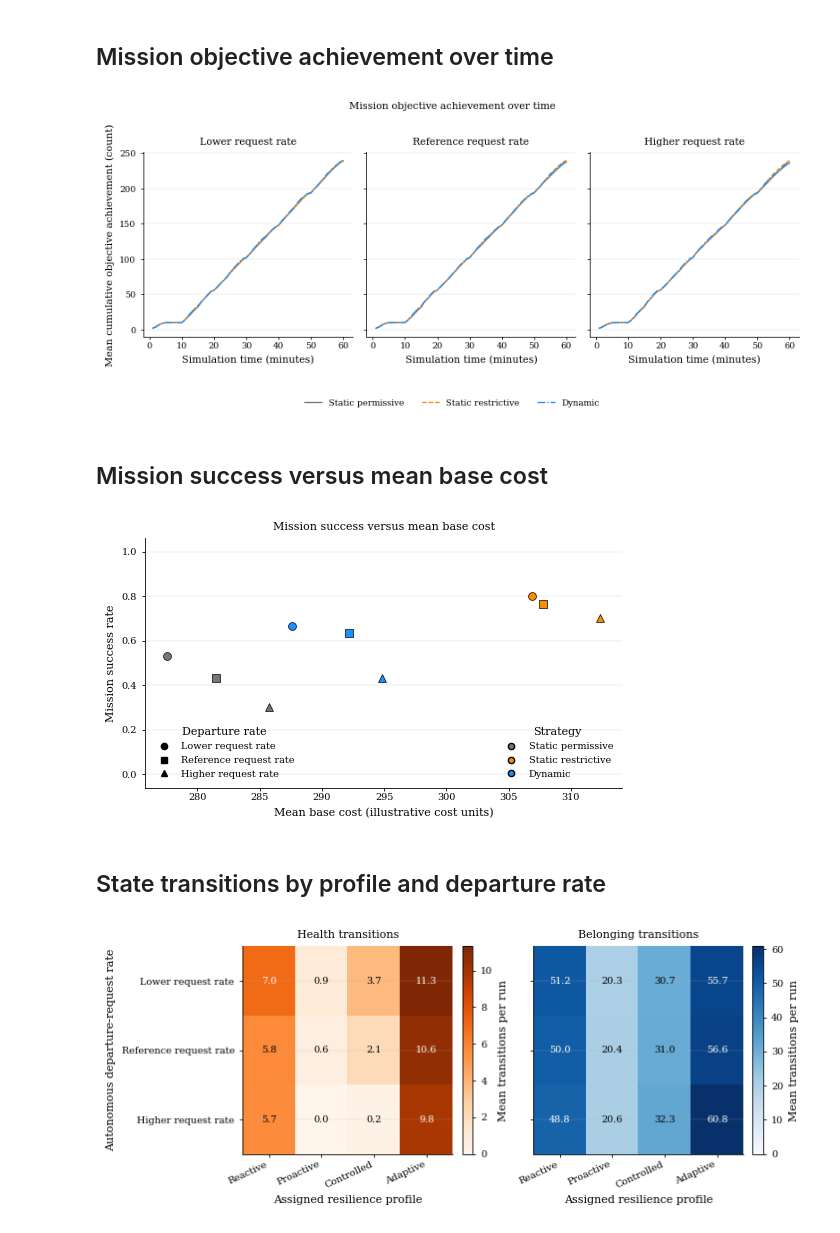
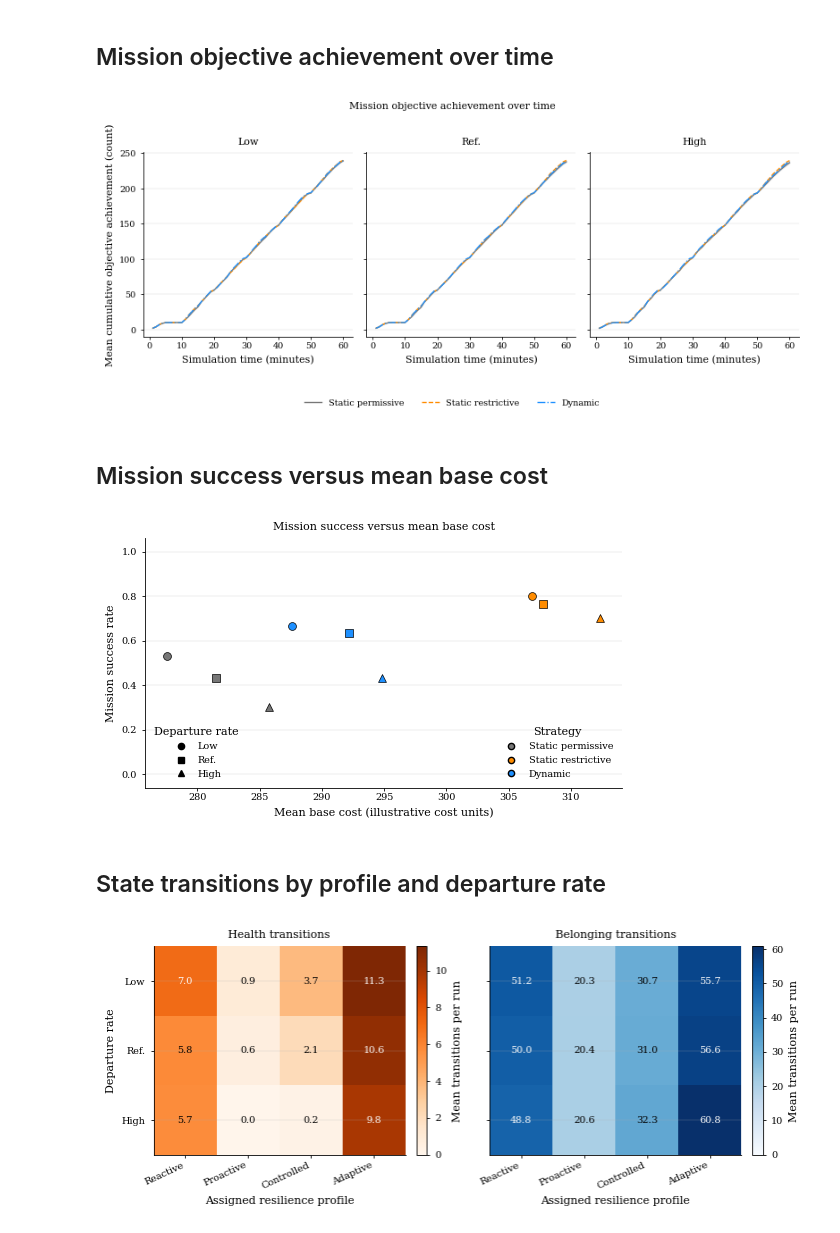
Before and after one commit to lucianoMarchezan/SEAMS-27-ModelDRiven-DT-Resilience, a Jupyter notebook: prototype/flood_sos/analysis.ipynb, the cells around one changed output. Cells and saved outputs as stored; diff of their text form; code cells hidden in the pictures.

```diff
--- a/prototype/flood_sos/analysis.ipynb
+++ b/prototype/flood_sos/analysis.ipynb
@@ -62,9 +62,9 @@ scenario_colors = {
 scenario_line_styles = {"low_only": "-", "high_only": "--", "mixed": "-."}
 configuration_order = ["reduced_departure", "baseline", "increased_departure"]
 configuration_labels = {
-    "reduced_departure": "Lower request rate",
-    "baseline": "Reference request rate",
-    "increased_departure": "Higher request rate",
+    "reduced_departure": "Low",
+    "baseline": "Ref.",
+    "increased_departure": "High",
 }
 configuration_markers = {
     "reduced_departure": "o",
@@ -252,7 +252,7 @@ fig.tight_layout()
 fig.savefig(plot_dir / "mission_objective_achievement_over_time.pdf", bbox_inches="tight")
 plt.show()
 # %% [output]
-[figure, old version]
+[figure, new version]
 # %% [markdown]
 ## Mission success versus mean base cost
 # %%
@@ -310,7 +310,7 @@ fig.tight_layout()
 fig.savefig(plot_dir / "mission_success_vs_mean_base_cost.pdf", bbox_inches="tight")
 plt.show()
 # %% [output]
-[figure, old version]
+[figure, new version]
 # %% [markdown]
 ## State transitions by profile and departure rate
 # %%
@@ -393,32 +393,32 @@ for ax, region in zip(axes, ("Health", "Belonging")):
     region_stats = transition_summary.loc[transition_summary["region"] == region]
     matrix = (
         region_stats.pivot(
             index="profile_configuration", columns="profile", values="transitions_per_run"
         )
         .reindex(index=configuration_order, columns=profile_order)
         .fillna(0)
     )
     values = matrix.to_numpy()
     image = ax.imshow(values, aspect="auto", cmap=transition_cmaps[region], vmin=0)
     ax.set_title(f"{region} transitions")
     ax.set_xticks(np.arange(len(profile_order)))
     ax.set_xticklabels(profile_order, rotation=25, ha="right")
     ax.set_yticks(np.arange(len(configuration_order)))
     ax.set_yticklabels([configuration_labels[c] for c in configuration_order])
     for row in range(values.shape[0]):
         for column in range(values.shape[1]):
             value = values[row, column]
             ax.text(
                 column, row, f"{value:.1f}", ha="center", va="center", fontsize=7,
                 color="white" if value > values.max() * 0.55 else "black",
             )
     fig.colorbar(image, ax=ax, fraction=0.046, pad=0.04, label="Mean transitions per run")
     ax.set_xlabel("Assigned resilience profile")
 format_axis(axes[0])
 format_axis(axes[1])
-axes[0].set_ylabel("Autonomous departure-request rate")
+axes[0].set_ylabel("Departure rate")
 fig.tight_layout()
 fig.savefig(plot_dir / "state_transitions_by_profile_and_departure_rate.pdf", bbox_inches="tight")
 plt.show()
 # %% [output]
-[figure, old version]
+[figure, new version]
```
Also changed, not shown: parts of 3 cells of this notebook, 12 other files.
